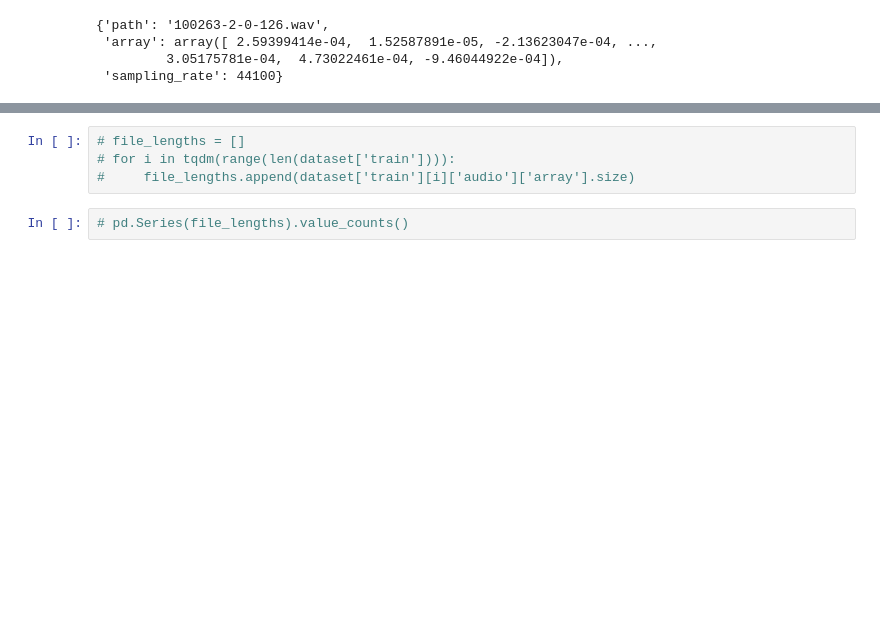
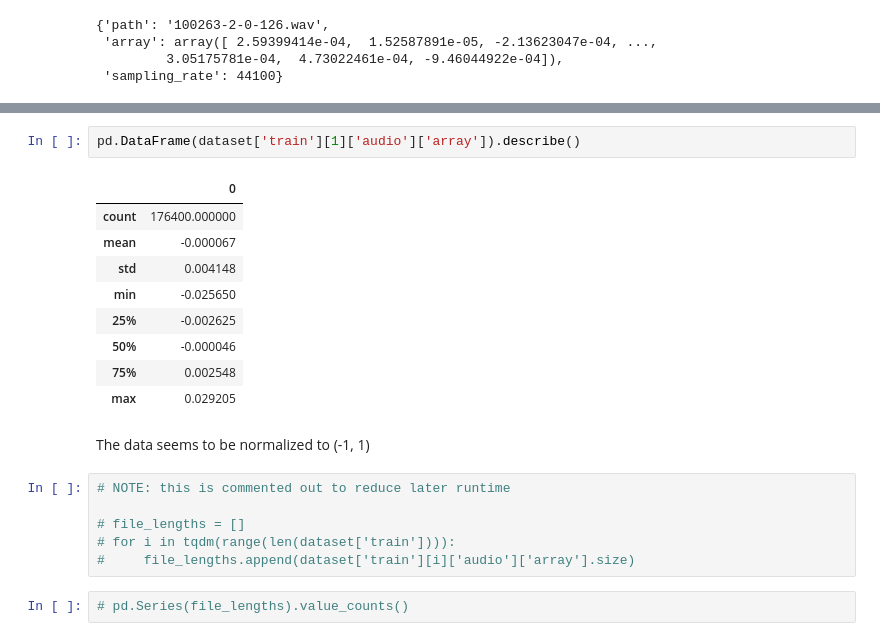
Before and after one commit to alexeyum/sound-event-finder, a Jupyter notebook: training/BaselineSoundClassification.ipynb, the cells around one changed output, grey strips where cells are left out. Cells and saved outputs as stored; diff of their text form; blank space fills up the shorter version.

```diff
--- a/training/BaselineSoundClassification.ipynb
+++ b/training/BaselineSoundClassification.ipynb
@@ -83,4 +94,20 @@ dataset['train'][3]['audio']
+# %%
+pd.DataFrame(dataset['train'][1]['audio']['array']).describe()
+# %% [output]
+|  | 0 |
+| count | 176400.000000 |
+| mean | -0.000067 |
+| std | 0.004148 |
+| min | -0.025650 |
+| 25% | -0.002625 |
+| 50% | -0.000046 |
+| 75% | 0.002548 |
+| max | 0.029205 |
+# %% [markdown]
+The data seems to be normalized to (-1, 1)
 # %%
+# NOTE: this is commented out to reduce later runtime
+
 # file_lengths = []
 # for i in tqdm(range(len(dataset['train']))):
 #     file_lengths.append(dataset['train'][i]['audio']['array'].size)
```
Also changed, not shown: parts of 3 cells of this notebook.
